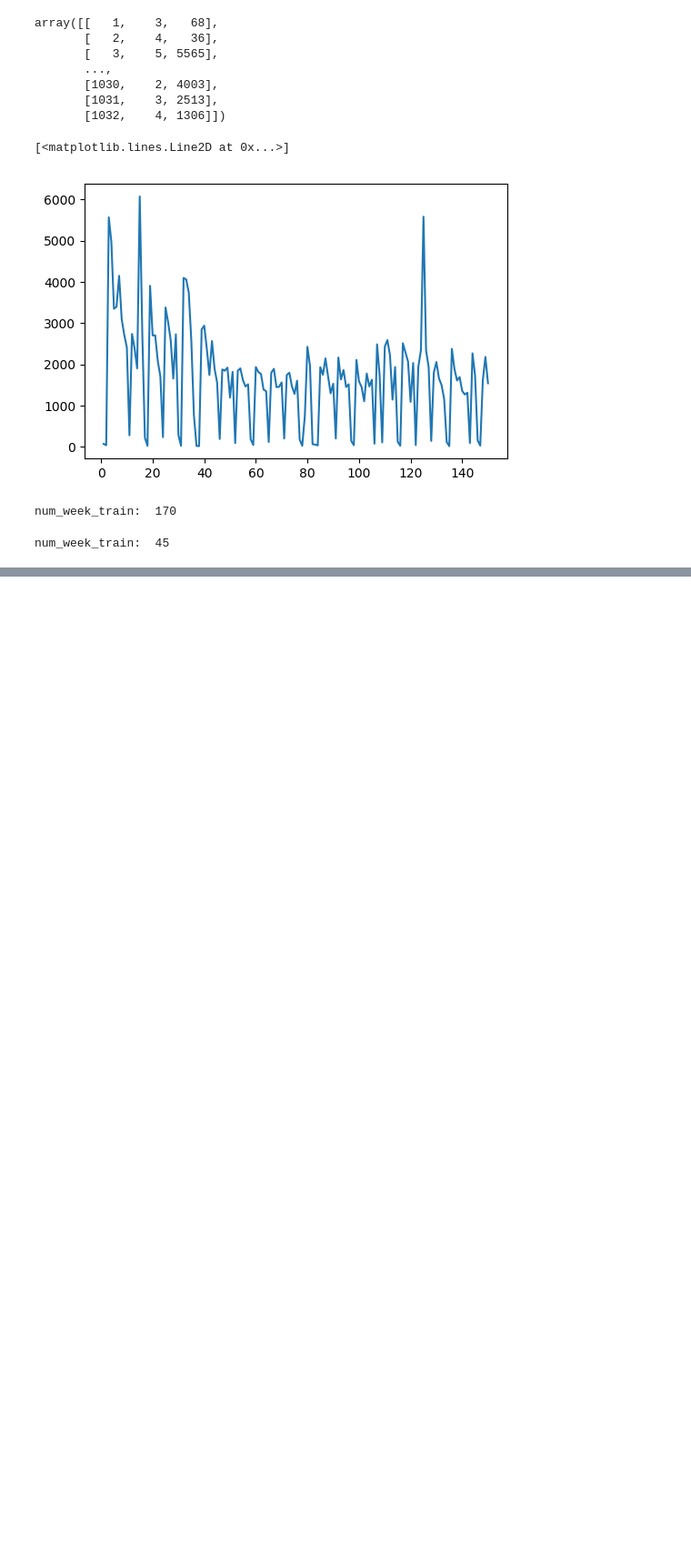
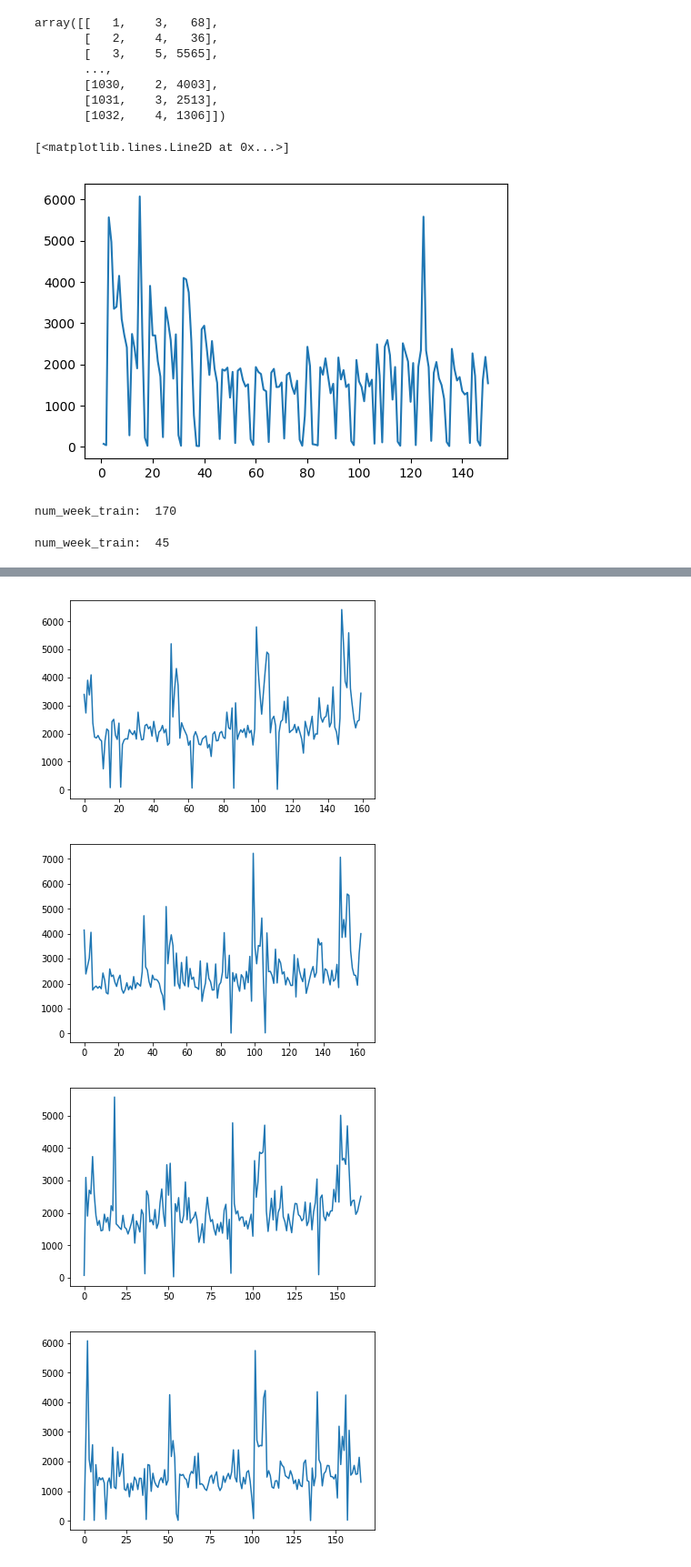
Before and after one commit to Gerhard-Zhang/tianchi-yancheng-shangpaishu, a Jupyter notebook: process_data.ipynb, the cells around one changed output, grey strips where cells are left out. Shown at 91% size. Drawn from its saved outputs; the diff is of its cells as text; code cells hidden in the pictures; blank space fills up the shorter version.

```diff
--- a/process_data.ipynb
+++ b/process_data.ipynb
@@ -150,0 +171,14 @@ num_week_train:  45
+# %%
+'''#处理数据-3   根据星期算总量之后，先搞个平均数提交一下试试'''
+
+data = np.loadtxt('test_A_20171225.txt',dtype='int')
+test = data[:,1]
+ID = data[:,0]
+# %%
+Mon = np.loadtxt('sum-week/train/Sum-Mon.txt',dtype='int')
+Tues = np.loadtxt('sum-week/train/Sum-Tues.txt',dtype='int')
+Wed = np.loadtxt('sum-week/train/Sum-Wed.txt',dtype='int')
+Thur = np.loadtxt('sum-week/train/Sum-Thur.txt',dtype='int')
+Fri = np.loadtxt('sum-week/train/Sum-Fri.txt',dtype='int')
+Sat = np.loadtxt('sum-week/train/Sum-Sat.txt',dtype='int')
+Sun = np.loadtxt('sum-week/train/Sum-Sun.txt',dtype='int')
@@ -150,0 +247,20 @@ num_week_train:  45
+# %%
+'''#处理数据-4   根据星期算总量之后，画图看看效果'''
+import matplotlib.pyplot as plt
+def plot_results(data):
+    plt.plot(data)
+    plt.legend()
+    plt.show()
+# %%
+plot_results(Mon)
+plot_results(Tues)
+plot_results(Wed)
+plot_results(Thur)
+plot_results(Fri)
+plot_results(Sat)
+plot_results(Sun)
+# %% [output]
+[figure, added]
+[figure, added]
+[figure, added]
+[figure, added]
```
Also changed, not shown: parts of 16 cells of this notebook.
